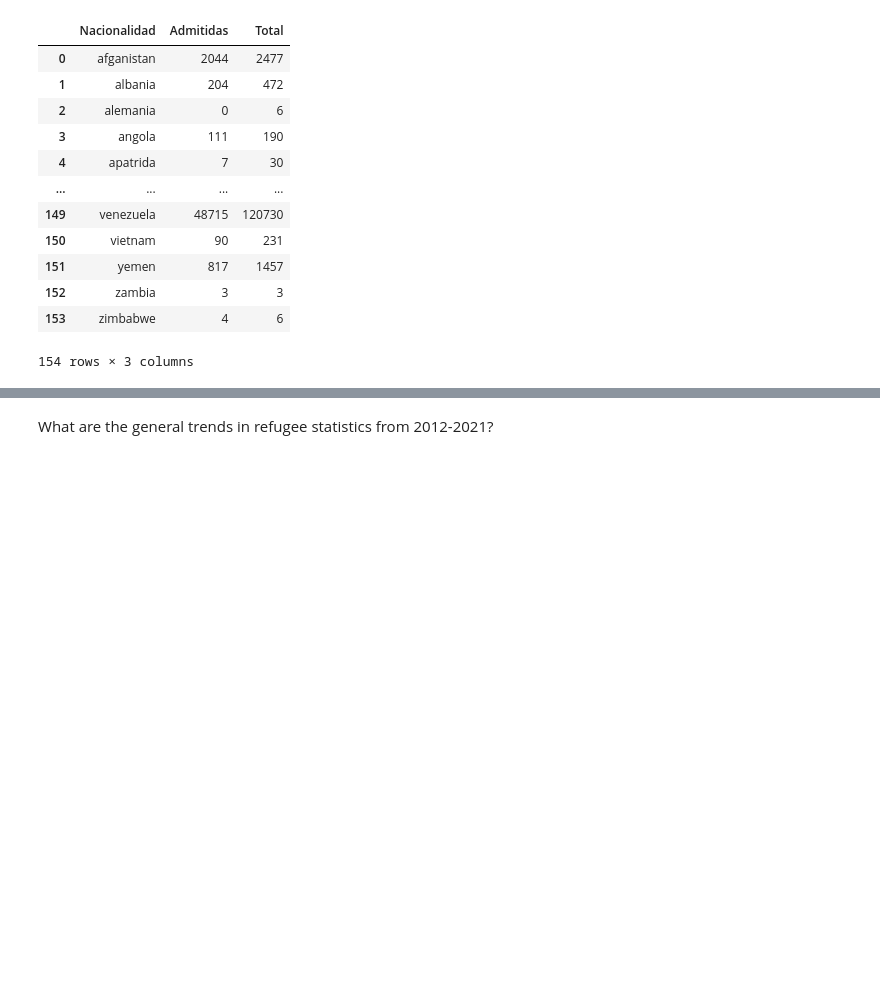
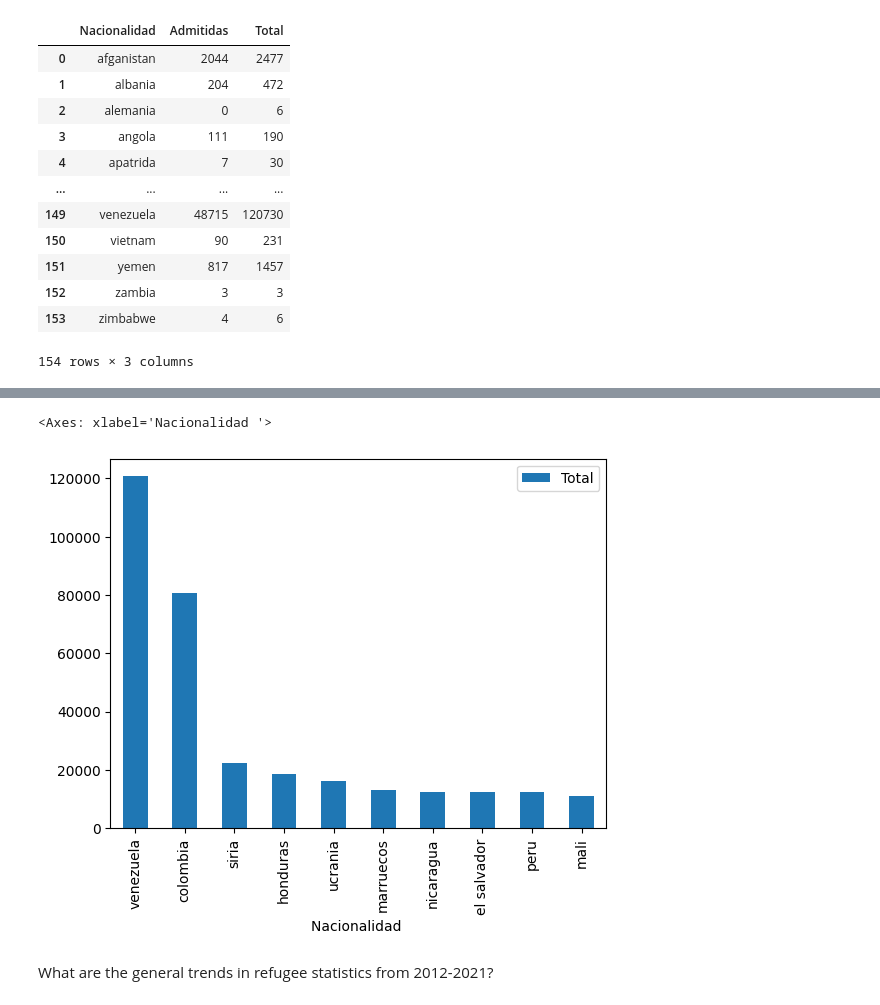
Before and after one commit to mariatens/refugee-analysis, a Jupyter notebook: refugee.ipynb, the cells around one changed output, grey strips where cells are left out. Saved outputs shown, nothing was run; the diff lists cells and outputs as text; code cells hidden in the pictures; blank space fills up the shorter version.

```diff
--- a/refugee.ipynb
+++ b/refugee.ipynb
@@ -68,3 +67,9 @@ country_admitted.plot(kind='bar', x='Nacionalidad ', y='Admitidas')
+# %%
+country_received = country_data.sort_values(by='Total',ascending=False).head(10)
+country_received.plot(kind='bar', x='Nacionalidad ', y='Total')
+# %% [output]
+<Axes: xlabel='Nacionalidad '>
+[figure, added]
 # %% [markdown]
 What are the general trends in refugee statistics from 2012-2021?
 # %%
```
Also changed, not shown: parts of 17 cells of this notebook.
